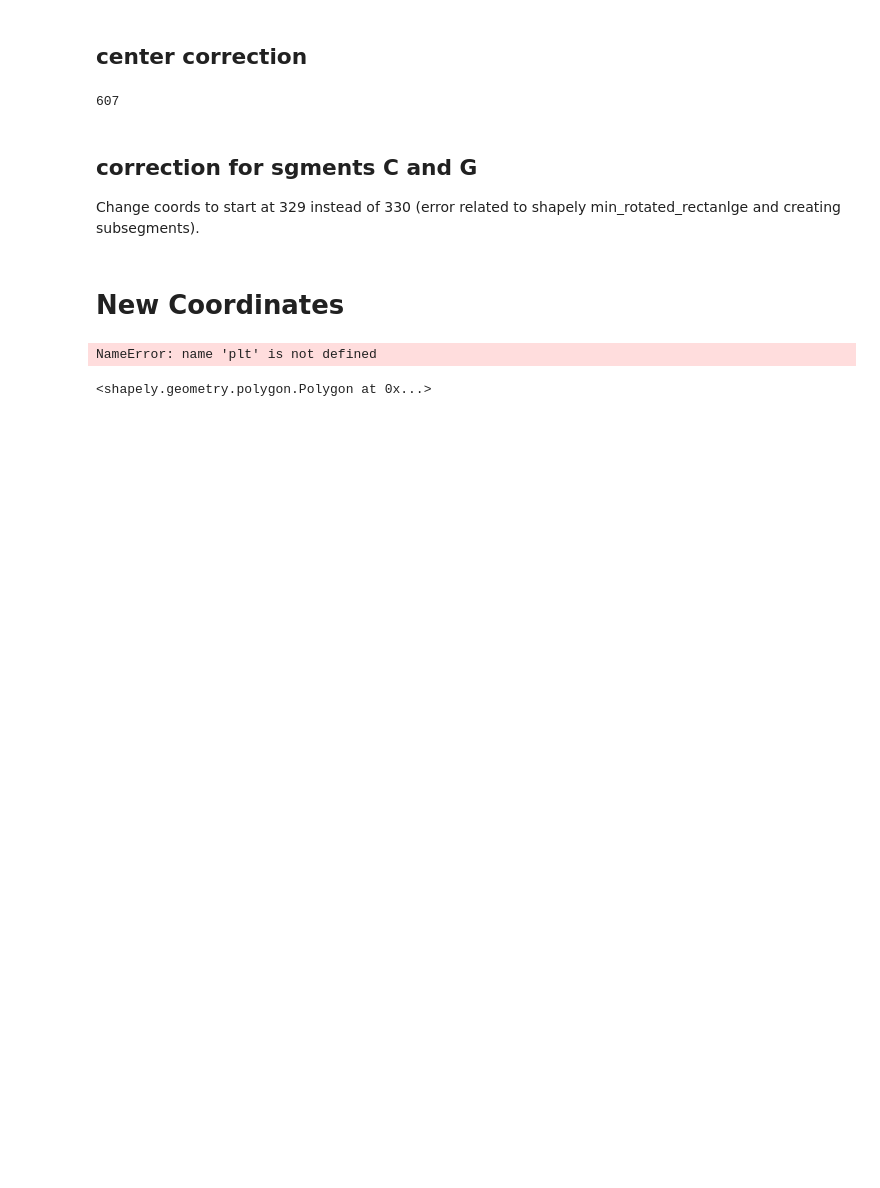
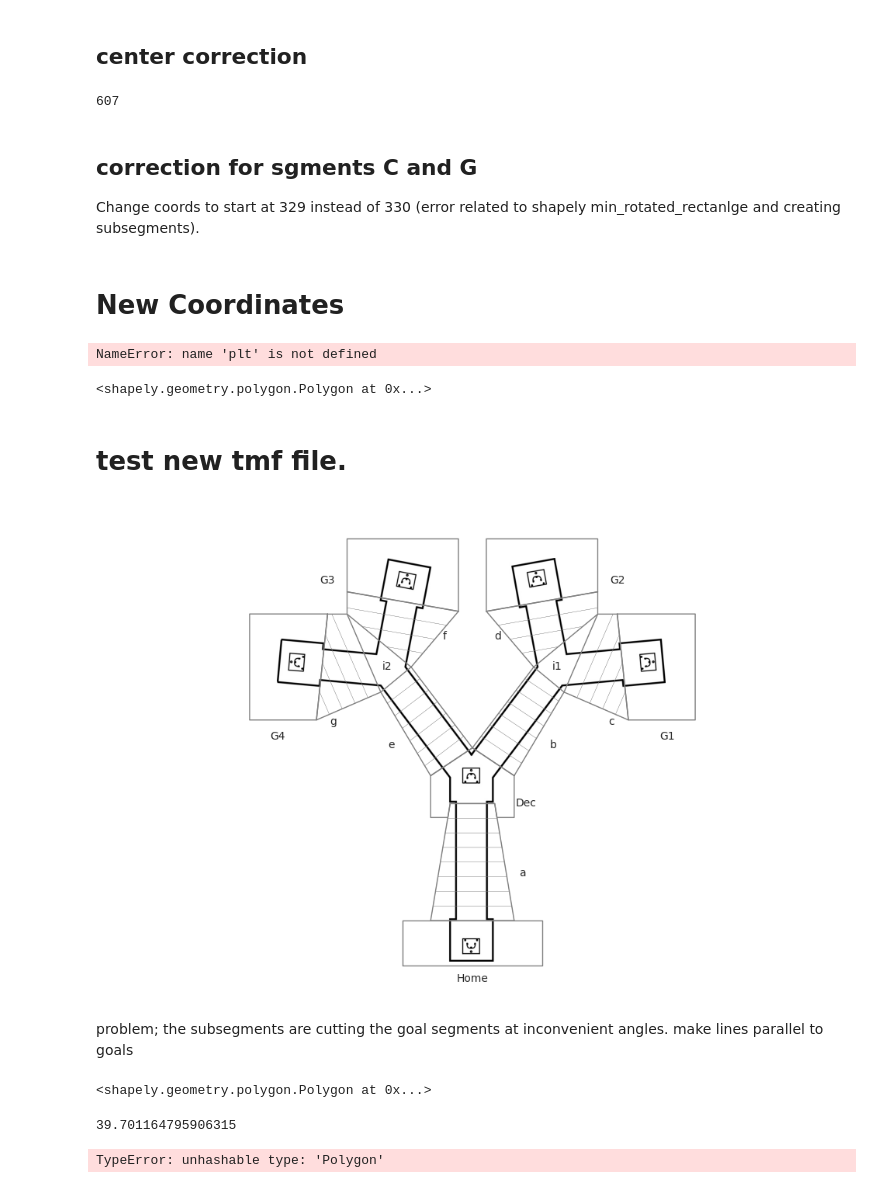
Before and after one commit to alexgonzl/TMA, a Jupyter notebook: Notebooks/TM/tmf_funcs_check.ipynb, the cells around one changed output. Cells and saved outputs as stored; diff of their text form; code cells hidden in the pictures; blank space fills up the shorter version.

```diff
--- a/Notebooks/TM/tmf_funcs_check.ipynb
+++ b/Notebooks/TM/tmf_funcs_check.ipynb
@@ -568,3 +566,5 @@ NameError: name 'plt' is not defined
 # %%
 # %% [output]
 <shapely.geometry.polygon.Polygon at 0x...>
+# %% [markdown]
+# test new tmf file.
@@ -570,0 +581,11 @@ NameError: name 'plt' is not defined
+# %%
+tmf = reload(tmf)
+tree_maze = tmf.TreeMazeZones(sub_seg_length=50)
+
+f,ax = plt.subplots(dpi=200)
+ax = tree_maze.plot_maze(seg_color=None, zone_labels=True, seg_dir='in', font_size=5, lw=0.5, sub_segs='all', sub_seg_lw=0.1, sub_seg_color='None', tm_layout=True,axis=ax)
+# %% [output]
+[figure, added]
+# %% [markdown]
+problem; the subsegments are cutting the goal segments at inconvenient angles.
+make lines parallel to goals
@@ -570,0 +598,11 @@ NameError: name 'plt' is not defined
+# %%
+Polygon(g1)
+# %% [output]
+<shapely.geometry.polygon.Polygon at 0x...>
+# %%
+h = 380.5
+th = np.deg2rad(6)
+a = h*np.arctan(th)
+print(a)
+# %% [output]
+39.701164795906315
@@ -570,0 +615,52 @@ NameError: name 'plt' is not defined
+# %%
+def divide_seg(coords,  origin_line_coords, angle):
+
+
+    p_max = np.asarray(coords).max(axis=0)
+    p_min = np.asarray(coords).min(axis=0)
+    for p in coords:
+        max_x np,max
+
+    # bounding rectangle coords
+    seg_geom = Polygon(coords)
+    xx, yy = seg_geom.minimum_rotated_rectangle.exterior.xy
+    pp = Points2D(xx, yy)
+
+    # get ccw line vectors for bounding rect
+    l_segs = np.diff(pp.xy, axis=0)
+    l_segs_v = Points2D(l_segs[:, 0], l_segs[:, 1])
+
+    # get direction
+    l_segs_dirs = np.digitize(l_segs_v.ang, np.arange(-np.pi / 4, 2 * np.pi + np.pi / 4 + 0.001, np.pi / 2))
+    l_segs_dirs[l_segs_dirs == 5] = 1
+
+    l_dir_id = np.where(l_segs_dirs == seg_dir_num)[0][0]
+
+    L = l_segs[l_dir_id]
+    L = Points2D(L[0], L[1])
+
+    a = pp.xy[:4][l_dir_id - 1]
+    a = Points2D(a[0], a[1])
+    b = pp.xy[:4][l_dir_id]
+    b = Points2D(b[0], b[1])
+
+    n_subsegs = int(L.r // self.sub_seg_length)
+
+    delta = L.r / n_subsegs
+    sub_segs = np.zeros(n_subsegs, dtype=object)
+
+    for ii in range(n_subsegs):
+        p0 = Points2D(ii * delta, L.ang, polar=True) + a
+        p1 = Points2D((ii + 1) * delta, L.ang, polar=True) + a
+        p2 = Points2D((ii + 1) * delta, L.ang, polar=True) + b
+        p3 = Points2D(ii * delta, L.ang, polar=True) + b
+
+        sub_seg = Polygon([p0.xy[0],
+                           p1.xy[0],
+                           p2.xy[0],
+                           p3.xy[0]])
+
+        sub_segs[ii] = seg_geom.intersection(sub_seg)
+    return sub_segs
+# %% [output]
+TypeError: unhashable type: 'Polygon'
```
Also changed, not shown: parts of 35 cells of this notebook, 15 other files.
